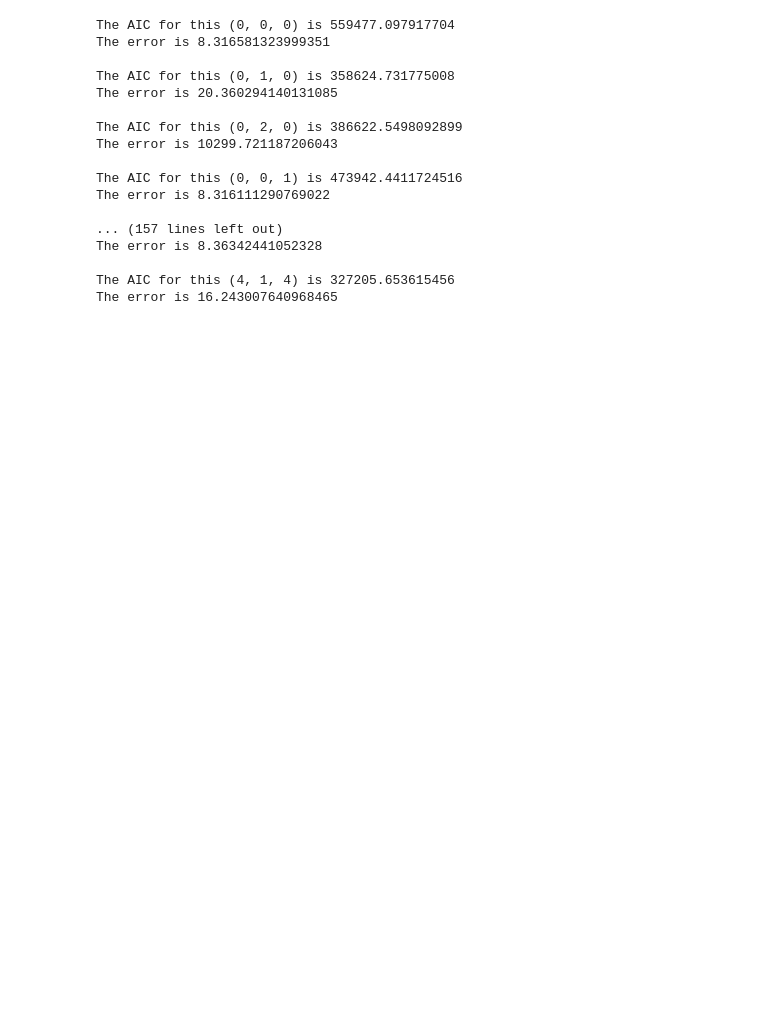
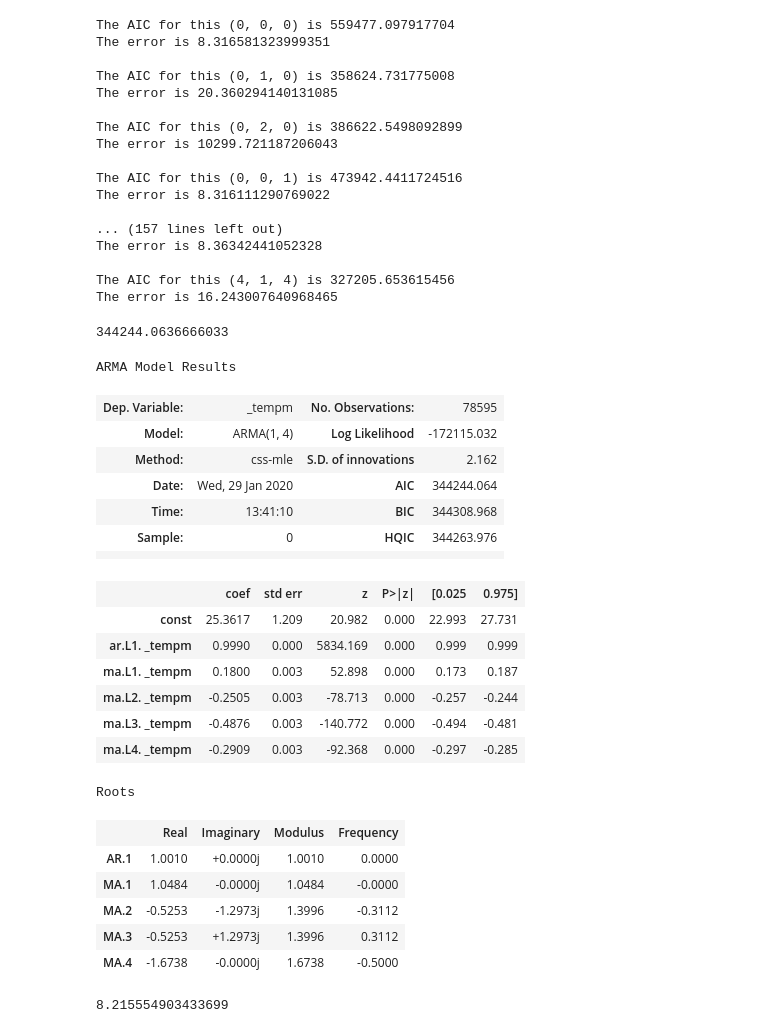
Before and after one commit to AjayJohnAlex/Linear-Regression, a Jupyter notebook: Time_Series_Forecasting.ipynb, the cells around one changed output. Cells and saved outputs as stored; diff of their text form; code cells hidden in the pictures; blank space fills up the shorter version.

```diff
--- a/Time_Series_Forecasting.ipynb
+++ b/Time_Series_Forecasting.ipynb
@@ -359,0 +350,29 @@ The error is 16.243007640968465
+# %%
+weather_model.aic
+# %% [output]
+344244.0636666033
+# %%
+weather_model.summary()
+# %% [output]
+ARMA Model Results
+| Dep. Variable: | _tempm | No. Observations: | 78595 |
+| Model: | ARMA(1, 4) | Log Likelihood | -172115.032 |
+| Method: | css-mle | S.D. of innovations | 2.162 |
+| Date: | Wed, 29 Jan 2020 | AIC | 344244.064 |
+| Time: | 13:41:10 | BIC | 344308.968 |
+| Sample: | 0 | HQIC | 344263.976 |
+|  |  |  |  |
+|  | coef | std err | z | P>|z| | [0.025 | 0.975] |
+| const | 25.3617 | 1.209 | 20.982 | 0.000 | 22.993 | 27.731 |
+| ar.L1. _tempm | 0.9990 | 0.000 | 5834.169 | 0.000 | 0.999 | 0.999 |
+| ma.L1. _tempm | 0.1800 | 0.003 | 52.898 | 0.000 | 0.173 | 0.187 |
+| ma.L2. _tempm | -0.2505 | 0.003 | -78.713 | 0.000 | -0.257 | -0.244 |
+| ma.L3. _tempm | -0.4876 | 0.003 | -140.772 | 0.000 | -0.494 | -0.481 |
+| ma.L4. _tempm | -0.2909 | 0.003 | -92.368 | 0.000 | -0.297 | -0.285 |
+Roots
+|  | Real | Imaginary | Modulus | Frequency |
+| AR.1 | 1.0010 | +0.0000j | 1.0010 | 0.0000 |
+| MA.1 | 1.0484 | -0.0000j | 1.0484 | -0.0000 |
+| MA.2 | -0.5253 | -1.2973j | 1.3996 | -0.3112 |
+| MA.3 | -0.5253 | +1.2973j | 1.3996 | 0.3112 |
+| MA.4 | -1.6738 | -0.0000j | 1.6738 | -0.5000 |
@@ -359,0 +383,4 @@ The error is 16.243007640968465
+# %%
+np.sqrt(mean_squared_error(expected_forecast,test))
+# %% [output]
+8.215554903433699
```
Also changed, not shown: parts of 23 cells of this notebook.
